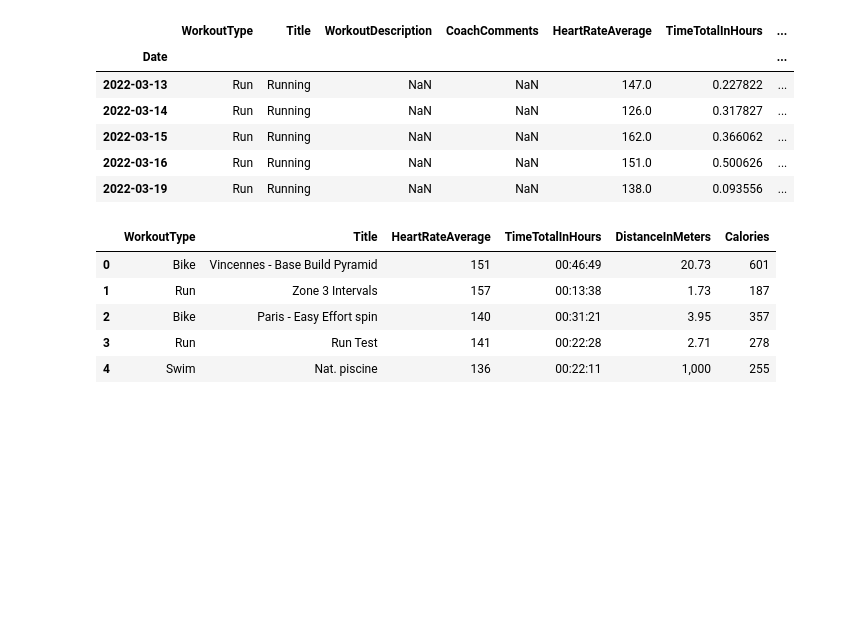
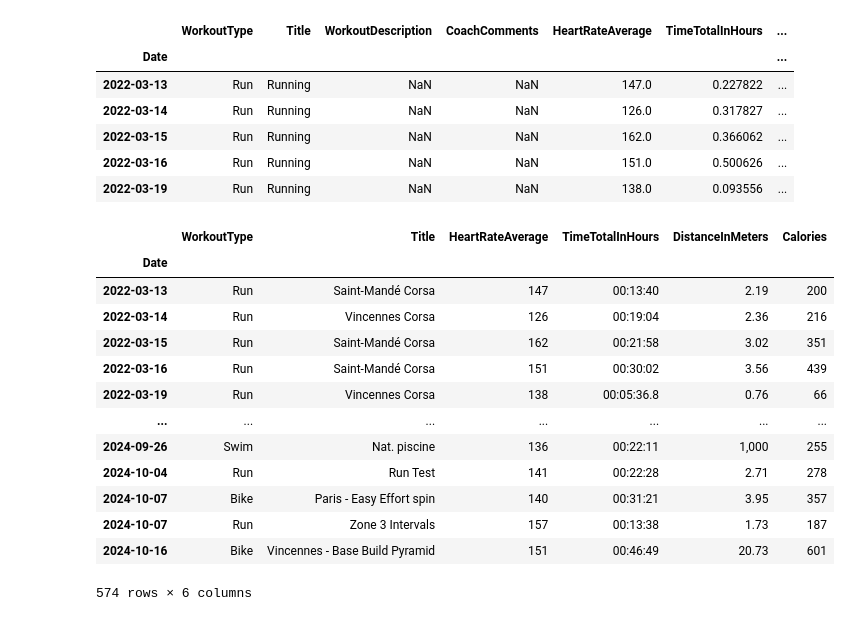
Before and after one commit to juanpabloangarita/Perform_AI, a Jupyter notebook: notebooks/RemakeDataprocessing.ipynb, the cells around one changed output. Drawn from its saved outputs; the diff is of its cells as text; code cells hidden in the pictures; blank space fills up the shorter version.

```diff
--- a/notebooks/RemakeDataprocessing.ipynb
+++ b/notebooks/RemakeDataprocessing.ipynb
@@ -172,3 +226,36 @@ foods = pd.concat([FileLoader()._load_csv('data/raw/csv', name, index=0) for nam
+# %%
+def convert_to_datetime(df, date_col):
+    """
+    Convert specified column to datetime and set as index with uniform date format.
+
+    Parameters:
+        df (pd.DataFrame): DataFrame to process.
+        date_col (str): Name of the date column.
+
+    Returns:
+        pd.DataFrame: DataFrame with 'Date' as index in datetime format (YYYY-MM-DD).
+    """
+    # Explicitly check for known date columns
+    if date_col in ['Date', 'WorkoutDay']:
+        df['Date'] = pd.to_datetime(df[date_col])
+        df = df.sort_values('Date')
+        df = df.set_index('Date')
+    elif date_col == 'Timestamp':
+        df.index.name = 'Date'
+        df.index = pd.to_datetime(df.index)
+        df = df.sort_index()
+    else:
+        raise ValueError(f"Unrecognized date column: {date_col}")
+
+    # Format the index to YYYY-MM-DD
+    #df.index = df.index.date  # Keep only the date part
+    df.index = df.index.normalize()  # Keep only the date part
+
+    # Drop the original date column if it exists
+    if date_col in df.columns:
+        df = df.drop(columns=date_col)
+
+    return df
 # %%
 dataframes = {
     'Date': activities_df,
@@ -237,5 +350,5 @@ array(['Cyclisme', 'Course à pied', 'Nat. piscine', 'Cyclisme virtuel',
 # %%
-def filter_and_translate_workouts(df, workouts_to_remove, sports_mapping=None):
+def filter_and_translate_workouts_column(df, workouts_to_remove, sports_mapping=None):
     """
     Filters and translates workout types in a DataFrame based on specified criteria.
 
@@ -256,7 +369,7 @@ def filter_and_translate_workouts(df, workouts_to_remove, sports_mapping=None):
 
     return df_filtered
 # %%
-workouts_to_remove_both_dfs = ['Other', 'Strength', 'Day Off', 'HIIT', 'Exercice de respiration', 'Musculation']
+workouts_to_remove_both_dfs = ['Brick', 'Other', 'Strength', 'Day Off', 'HIIT', 'Exercice de respiration', 'Musculation']
 # %%
 sports_types = {
     'Nat. piscine': 'Swim',
@@ -272,5 +385,5 @@ workouts_df = filter_and_translate_workouts(workouts_df, workouts_to_remove_both
 # %%
-activities_df = filter_and_translate_workouts(activities_df, workouts_to_remove_both_dfs, sports_types).copy()
+activities_df = filter_and_translate_workouts_column(activities_df, workouts_to_remove_both_dfs, sports_types).copy()
 # %%
 workouts_df['WorkoutType'].unique()
 # %% [output]
@@ -290,14 +403,22 @@ workouts_df.head()
 | 2022-03-16 | Run | Running | NaN | NaN | 151.0 | 0.500626 | ... |
 | 2022-03-19 | Run | Running | NaN | NaN | 138.0 | 0.093556 | ... |
 # %%
-activities_df.head()
+activities_df
 # %% [output]
 |  | WorkoutType | Title | HeartRateAverage | TimeTotalInHours | DistanceInMeters | Calories |
-| 0 | Bike | Vincennes - Base Build Pyramid | 151 | 00:46:49 | 20.73 | 601 |
-| 1 | Run | Zone 3 Intervals | 157 | 00:13:38 | 1.73 | 187 |
-| 2 | Bike | Paris - Easy Effort spin | 140 | 00:31:21 | 3.95 | 357 |
-| 3 | Run | Run Test | 141 | 00:22:28 | 2.71 | 278 |
-| 4 | Swim | Nat. piscine | 136 | 00:22:11 | 1,000 | 255 |
+| Date |  |  |  |  |  |  |
+| 2022-03-13 | Run | Saint-Mandé Corsa | 147 | 00:13:40 | 2.19 | 200 |
+| 2022-03-14 | Run | Vincennes Corsa | 126 | 00:19:04 | 2.36 | 216 |
+| 2022-03-15 | Run | Saint-Mandé Corsa | 162 | 00:21:58 | 3.02 | 351 |
+| 2022-03-16 | Run | Saint-Mandé Corsa | 151 | 00:30:02 | 3.56 | 439 |
+| 2022-03-19 | Run | Vincennes Corsa | 138 | 00:05:36.8 | 0.76 | 66 |
+| ... | ... | ... | ... | ... | ... | ... |
+| 2024-09-26 | Swim | Nat. piscine | 136 | 00:22:11 | 1,000 | 255 |
+| 2024-10-04 | Run | Run Test | 141 | 00:22:28 | 2.71 | 278 |
+| 2024-10-07 | Bike | Paris - Easy Effort spin | 140 | 00:31:21 | 3.95 | 357 |
+| 2024-10-07 | Run | Zone 3 Intervals | 157 | 00:13:38 | 1.73 | 187 |
+| 2024-10-16 | Bike | Vincennes - Base Build Pyramid | 151 | 00:46:49 | 20.73 | 601 |
+574 rows × 6 columns
 # %%
 workouts_df.info()
 # %% [output]
```
Also changed, not shown: parts of 41 cells of this notebook.
